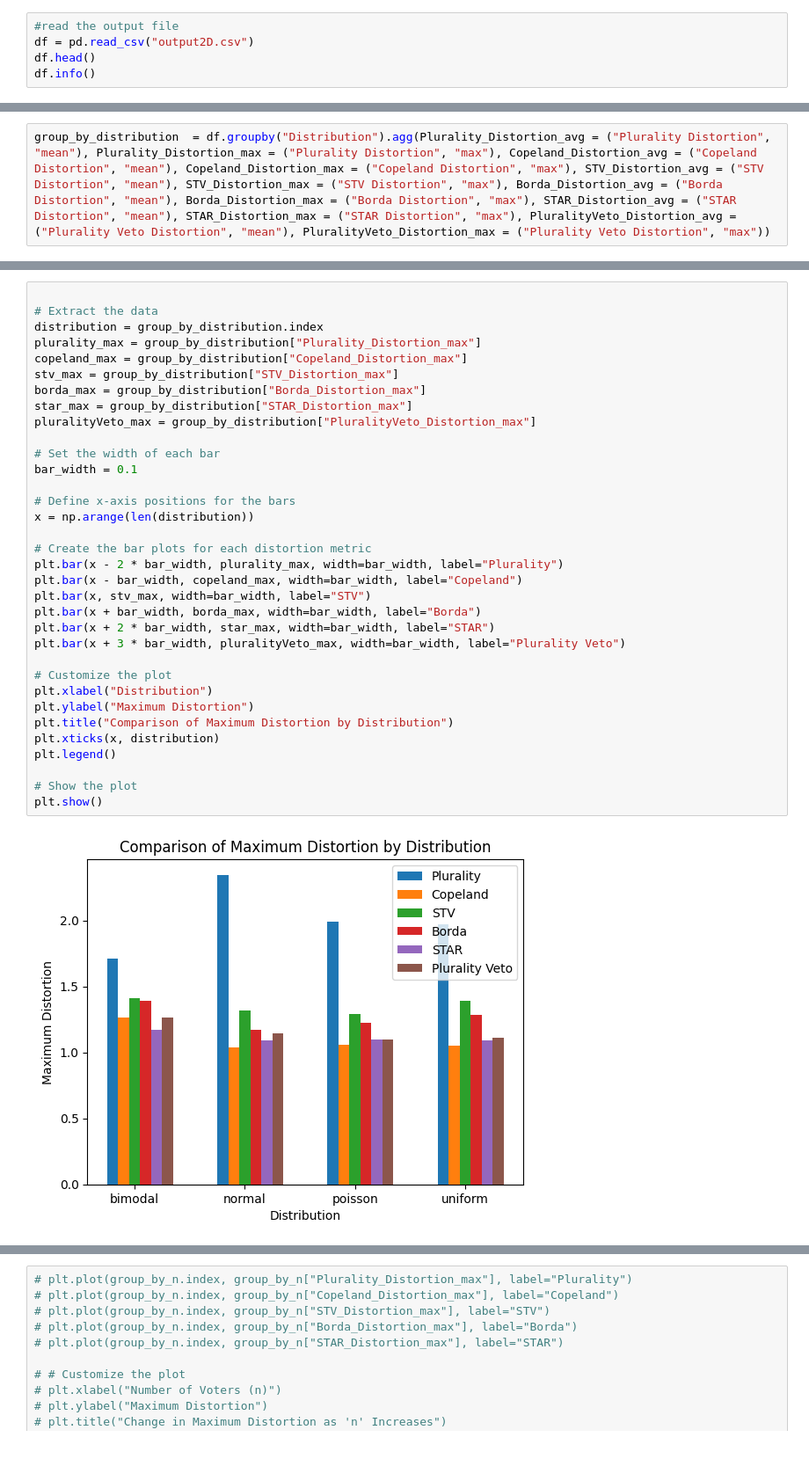
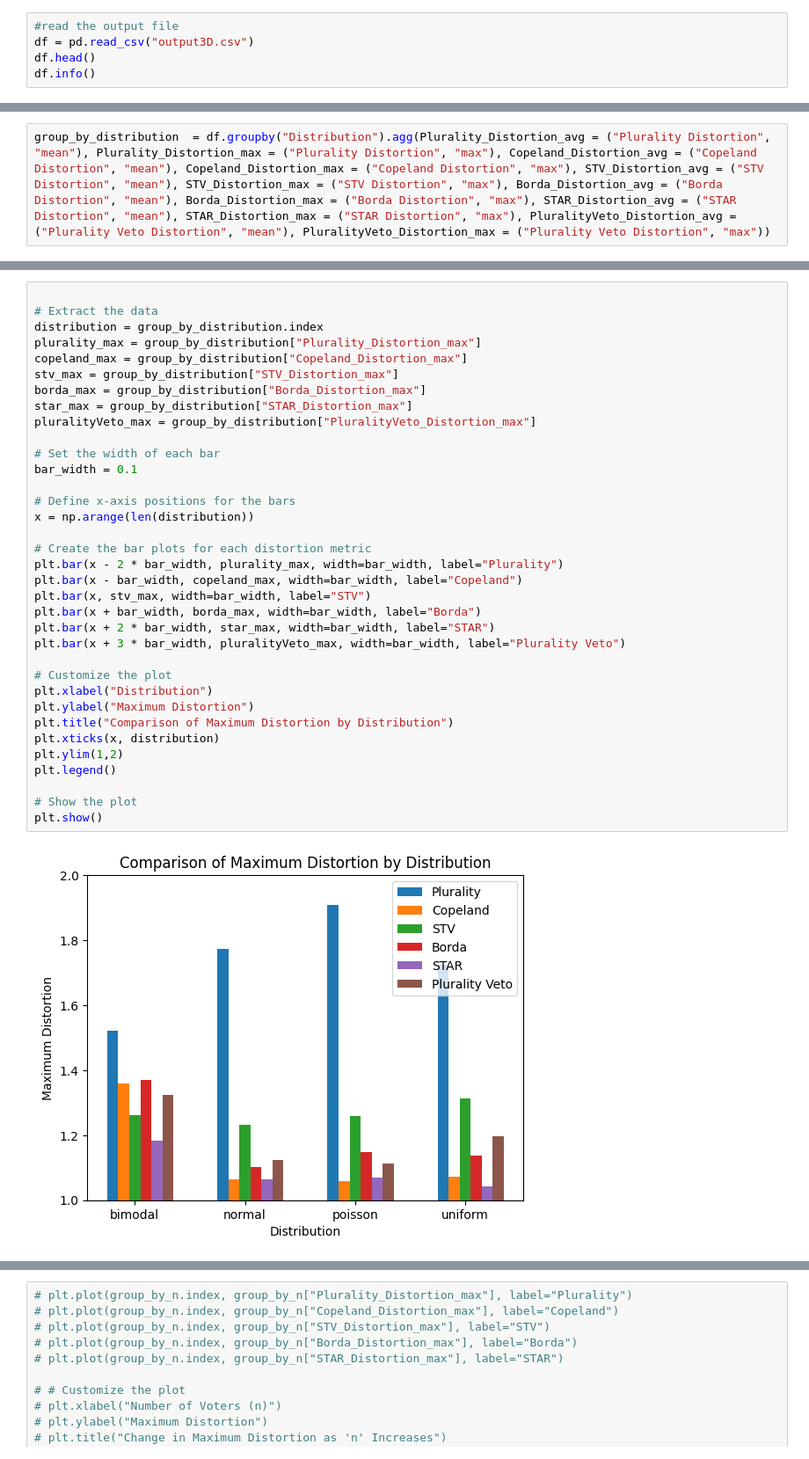
Before and after one commit to nguyetmle/voting-distortion, a Jupyter notebook: Visualization3D.ipynb, the cells around one changed output, grey strips where cells are left out. Shown: that part at 88% size. Cells and saved outputs as stored; diff of their text form.

```diff
--- a/Visualization3D.ipynb
+++ b/Visualization3D.ipynb
@@ -6,7 +6,7 @@ import pandas as pd
 import numpy as np
 # %%
 #read the output file
-df = pd.read_csv("output2D.csv")
+df = pd.read_csv("output3D.csv")
 df.head()
 df.info()
 # %% [output]
@@ -104,34 +104,35 @@ plurality_max = group_by_distribution["Plurality_Distortion_max"]
 copeland_max = group_by_distribution["Copeland_Distortion_max"]
 stv_max = group_by_distribution["STV_Distortion_max"]
 borda_max = group_by_distribution["Borda_Distortion_max"]
 star_max = group_by_distribution["STAR_Distortion_max"]
 pluralityVeto_max = group_by_distribution["PluralityVeto_Distortion_max"]
 
 # Set the width of each bar
 bar_width = 0.1
 
 # Define x-axis positions for the bars
 x = np.arange(len(distribution))
 
 # Create the bar plots for each distortion metric
 plt.bar(x - 2 * bar_width, plurality_max, width=bar_width, label="Plurality")
 plt.bar(x - bar_width, copeland_max, width=bar_width, label="Copeland")
 plt.bar(x, stv_max, width=bar_width, label="STV")
 plt.bar(x + bar_width, borda_max, width=bar_width, label="Borda")
 plt.bar(x + 2 * bar_width, star_max, width=bar_width, label="STAR")
 plt.bar(x + 3 * bar_width, pluralityVeto_max, width=bar_width, label="Plurality Veto")
 
 # Customize the plot
 plt.xlabel("Distribution")
 plt.ylabel("Maximum Distortion")
 plt.title("Comparison of Maximum Distortion by Distribution")
 plt.xticks(x, distribution)
+plt.ylim(1,2)
 plt.legend()
 
 # Show the plot
 plt.show()
 # %% [output]
-[figure, old version]
+[figure, new version]
 # %%
 # Extract the data
 distribution = group_by_distribution.index
```
Also changed, not shown: parts of 11 cells of this notebook, 5 other files.
